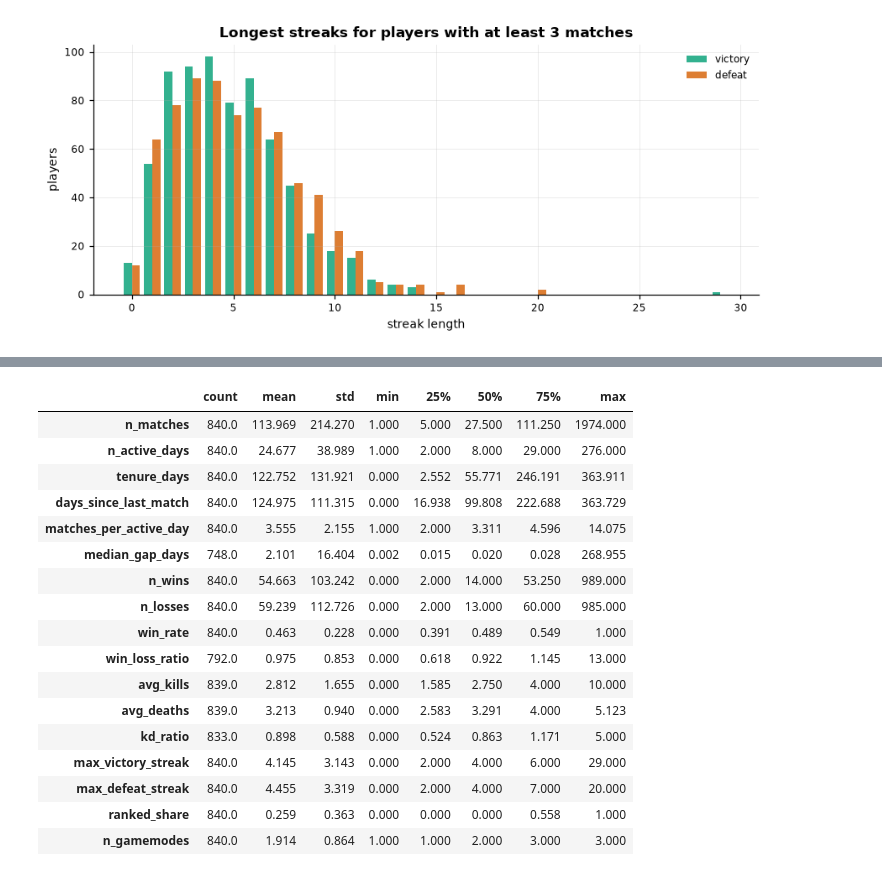
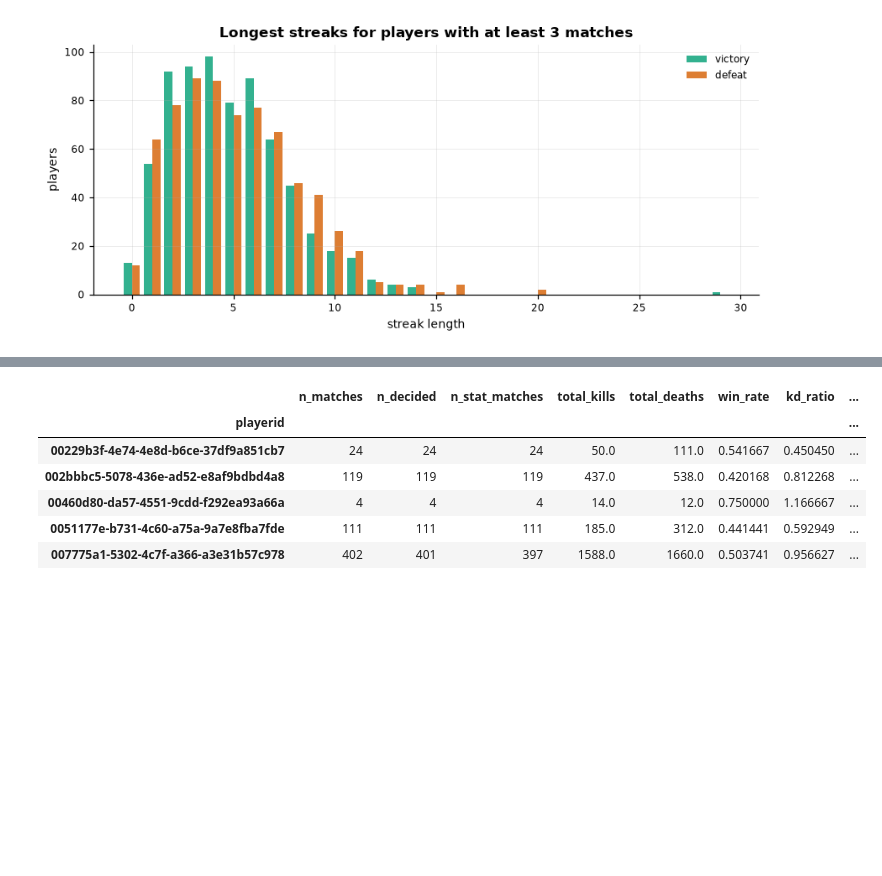
Before and after one commit to ACharaf06/interview_ubisoft, a Jupyter notebook: analysis.ipynb, the cells around one changed output, grey strips where cells are left out. Saved outputs shown, nothing was run; the diff lists cells and outputs as text; code cells hidden in the pictures; blank space fills up the shorter version.

```diff
--- a/analysis.ipynb
+++ b/analysis.ipynb
@@ -661,21 +571,27 @@ outcomes = df.groupby("playerid").agg(
 )
 outcomes["n_wins"] = outcomes["n_wins"].astype(int)
 outcomes["n_losses"] = (outcomes["n_decided"] - outcomes["n_wins"]).astype(int)
-outcomes["win_rate"] = outcomes["n_wins"] / outcomes["n_decided"]
+outcomes["win_rate"] = outcomes["n_wins"] / outcomes["n_decided"].replace(0, np.nan)
 outcomes["win_loss_ratio"] = outcomes["n_wins"] / outcomes["n_losses"].replace(0, np.nan)
 
-combat = df.groupby("playerid").agg(
+combat_group = df.groupby("playerid")
+combat = combat_group.agg(
     n_stat_matches=("kills", "count"),
-    total_kills=("kills", "sum"),
-    total_deaths=("death", "sum"),
     avg_kills=("kills", "mean"),
     avg_deaths=("death", "mean"),
 )
+combat_totals = combat_group[["kills", "death"]].sum(min_count=1).rename(
+    columns={"kills": "total_kills", "death": "total_deaths"}
+)
+combat = combat.join(combat_totals)
 combat["kd_ratio"] = combat["total_kills"] / combat["total_deaths"].replace(0, np.nan)
 
 player_performance = outcomes.join(combat)
-print(f"players with no losses (W/L undefined): {(outcomes['n_losses'] == 0).sum()}")
-print(f"players with no deaths (K/D undefined): {(combat['total_deaths'] == 0).sum()}\n")
+print("Players with zero losses:", outcomes["n_losses"].eq(0).sum())
+print("Players with observed zero total deaths:", combat["total_deaths"].eq(0).sum())
+print("Players with entirely missing combat statistics:", combat["n_stat_matches"].eq(0).sum())
+print("Excluded from finite W/L plot:", (~np.isfinite(outcomes["win_loss_ratio"])).sum())
+print("Excluded from finite K/D plot:", (~np.isfinite(combat["kd_ratio"])).sum())
 player_performance[["n_wins", "n_losses", "win_rate", "win_loss_ratio", "kd_ratio"]].describe(
     percentiles=[0.05, 0.25, 0.5, 0.75, 0.95]
 ).round(3)
@@ -811,9 +729,11 @@ players = df.groupby("playerid").agg(
     first_match=("match_ts", "min"),
     last_match=("match_ts", "max"),
     n_active_days=("match_date", "nunique"),
-    churned=("churned", "first"),
+    still_active=("still_active", "first"),
 )
-players["tenure_days"] = (players["last_match"] - players["first_match"]).dt.total_seconds() / 86400
+players["observed_activity_span_days"] = (
+    (players["last_match"] - players["first_match"]).dt.total_seconds() / 86400
+)
 players["days_since_last_match"] = (REFERENCE_DATE - players["last_match"]).dt.total_seconds() / 86400
 
 players = players.join(outcomes).join(combat).join(max_streaks)
@@ -823,15 +743,15 @@ players["ranked_share"] = df["gamemode"].eq("PVP_RANKED").groupby(df["playerid"]
 players["n_gamemodes"] = df.groupby("playerid")["gamemode"].nunique()
 
 FEATURE_COLUMNS = [
-    "churned", "first_match", "last_match",
-    "n_matches", "n_active_days", "tenure_days", "days_since_last_match",
+    "still_active", "first_match", "last_match",
+    "n_matches", "n_active_days", "observed_activity_span_days", "days_since_last_match",
     "matches_per_active_day", "median_gap_days",
-    "n_wins", "n_losses", "win_rate", "win_loss_ratio",
-    "avg_kills", "avg_deaths", "kd_ratio",
-    "max_victory_streak", "max_defeat_streak",
-    "ranked_share", "n_gamemodes",
+    "n_decided", "n_wins", "n_losses", "win_rate", "win_loss_ratio",
+    "n_stat_matches", "total_kills", "total_deaths", "avg_kills", "avg_deaths", "kd_ratio",
+    "max_victory_streak", "max_defeat_streak", "ranked_share", "n_gamemodes",
 ]
 players = players[FEATURE_COLUMNS]
 players.to_csv(OUTPUT_DIR / "players_features.csv")
-print(f"saved {OUTPUT_DIR / 'players_features.csv'} -> {players.shape[0]} players x {players.shape[1]} columns")
+print(f"Saved {OUTPUT_DIR / 'players_features.csv'}: {players.shape[0]} players x {players.shape[1]} columns")
+print("Recency reference:", REFERENCE_DATE)
 # %% [output]
@@ -839,5 +760,6 @@ saved outputs/players_features.csv -> 840 players x 20 columns
 # %%
-print("missing values:")
-print(players.isna().sum().loc[lambda s: s > 0].to_frame("missing").to_string(), "\n")
-players.drop(columns=["first_match", "last_match"]).describe().T.round(3)
+print("Unavailable feature values:")
+print(players.isna().sum().loc[lambda s: s > 0].to_string())
+players[["n_matches", "n_decided", "n_stat_matches", "total_kills", "total_deaths",
+         "win_rate", "kd_ratio", "days_since_last_match"]].head()
 # %% [output]
@@ -851,19 +774,8 @@ kd_ratio               7
-|  | count | mean | std | min | 25% | 50% | 75% | max |
-| n_matches | 840.0 | 113.969 | 214.270 | 1.000 | 5.000 | 27.500 | 111.250 | 1974.000 |
-| n_active_days | 840.0 | 24.677 | 38.989 | 1.000 | 2.000 | 8.000 | 29.000 | 276.000 |
-| tenure_days | 840.0 | 122.752 | 131.921 | 0.000 | 2.552 | 55.771 | 246.191 | 363.911 |
-| days_since_last_match | 840.0 | 124.975 | 111.315 | 0.000 | 16.938 | 99.808 | 222.688 | 363.729 |
-| matches_per_active_day | 840.0 | 3.555 | 2.155 | 1.000 | 2.000 | 3.311 | 4.596 | 14.075 |
-| median_gap_days | 748.0 | 2.101 | 16.404 | 0.002 | 0.015 | 0.020 | 0.028 | 268.955 |
-| n_wins | 840.0 | 54.663 | 103.242 | 0.000 | 2.000 | 14.000 | 53.250 | 989.000 |
-| n_losses | 840.0 | 59.239 | 112.726 | 0.000 | 2.000 | 13.000 | 60.000 | 985.000 |
-| win_rate | 840.0 | 0.463 | 0.228 | 0.000 | 0.391 | 0.489 | 0.549 | 1.000 |
-| win_loss_ratio | 792.0 | 0.975 | 0.853 | 0.000 | 0.618 | 0.922 | 1.145 | 13.000 |
-| avg_kills | 839.0 | 2.812 | 1.655 | 0.000 | 1.585 | 2.750 | 4.000 | 10.000 |
-| avg_deaths | 839.0 | 3.213 | 0.940 | 0.000 | 2.583 | 3.291 | 4.000 | 5.123 |
-| kd_ratio | 833.0 | 0.898 | 0.588 | 0.000 | 0.524 | 0.863 | 1.171 | 5.000 |
-| max_victory_streak | 840.0 | 4.145 | 3.143 | 0.000 | 2.000 | 4.000 | 6.000 | 29.000 |
-| max_defeat_streak | 840.0 | 4.455 | 3.319 | 0.000 | 2.000 | 4.000 | 7.000 | 20.000 |
-| ranked_share | 840.0 | 0.259 | 0.363 | 0.000 | 0.000 | 0.000 | 0.558 | 1.000 |
-| n_gamemodes | 840.0 | 1.914 | 0.864 | 1.000 | 1.000 | 2.000 | 3.000 | 3.000 |
+|  | n_matches | n_decided | n_stat_matches | total_kills | total_deaths | win_rate | kd_ratio | ... |
+| playerid |  |  |  |  |  |  |  | ... |
+| 00229b3f-4e74-4e8d-b6ce-37df9a851cb7 | 24 | 24 | 24 | 50.0 | 111.0 | 0.541667 | 0.450450 | ... |
+| 002bbbc5-5078-436e-ad52-e8af9bdbd4a8 | 119 | 119 | 119 | 437.0 | 538.0 | 0.420168 | 0.812268 | ... |
+| 00460d80-da57-4551-9cdd-f292ea93a66a | 4 | 4 | 4 | 14.0 | 12.0 | 0.750000 | 1.166667 | ... |
+| 0051177e-b731-4c60-a75a-9a7e8fba7fde | 111 | 111 | 111 | 185.0 | 312.0 | 0.441441 | 0.592949 | ... |
+| 007775a1-5302-4c7f-a366-a3e31b57c978 | 402 | 401 | 397 | 1588.0 | 1660.0 | 0.503741 | 0.956627 | ... |
 # %% [markdown]
```
Also changed, not shown: parts of 53 cells of this notebook, 2 other files.
